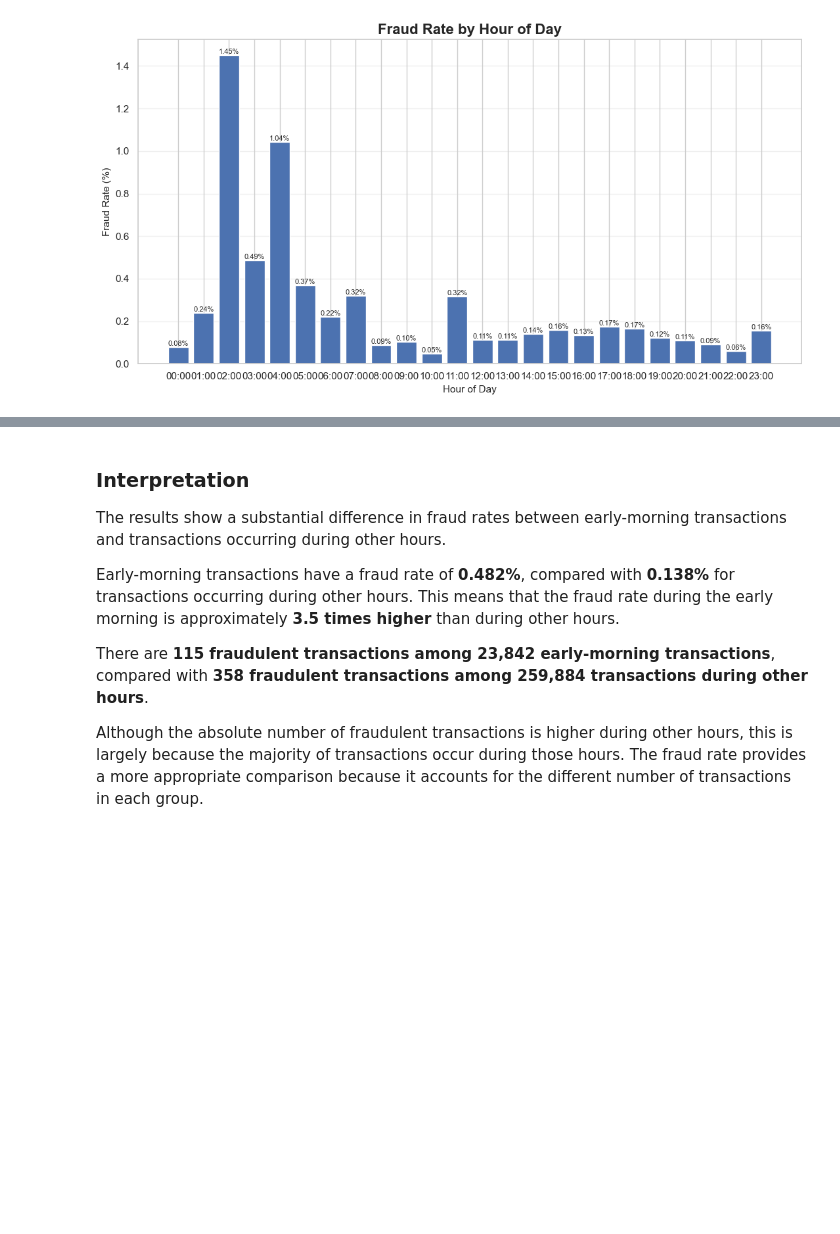
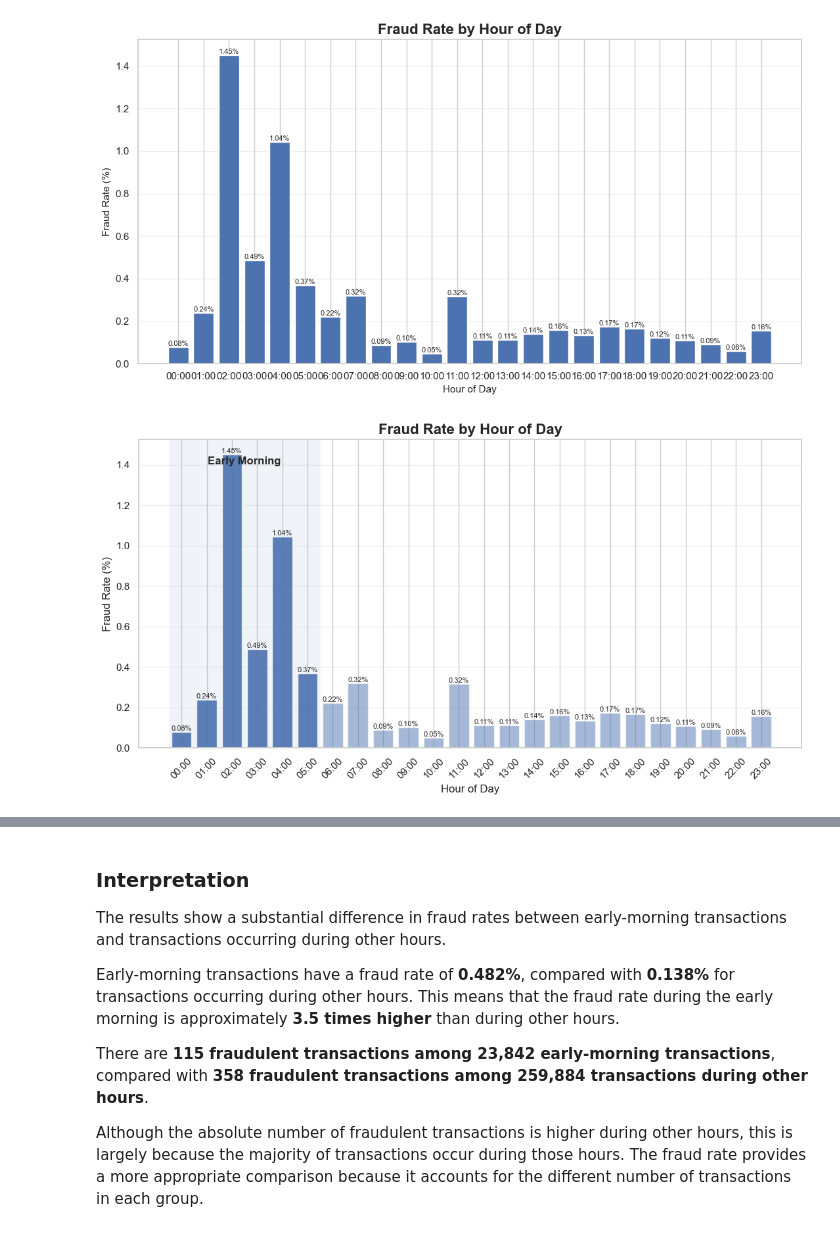
Before and after one commit to Yvonneamg/Credit_Card_Fraud_Detection, a Jupyter notebook: fraud_detection_final.ipynb, the cells around one changed output, grey strips where cells are left out. Drawn from its saved outputs; the diff is of its cells as text; code cells hidden in the pictures; blank space fills up the shorter version.

```diff
--- a/fraud_detection_final.ipynb
+++ b/fraud_detection_final.ipynb
@@ -749,3 +749,76 @@ plt.savefig(
 plt.show()
 # %% [output]
 [figure]
+# %%
+fig, ax = plt.subplots(figsize=(11, 6))
+
+# Create bars
+bars = ax.bar(
+    q2_hourly["Hour"],
+    q2_hourly["Fraud_Rate"]
+)
+
+# Highlight early-morning hours
+for i, bar in enumerate(bars):
+    if q2_hourly.loc[i, "Hour"] <= 5:
+        bar.set_alpha(0.9)
+    else:
+        bar.set_alpha(0.5)
+
+ax.set_title(
+    "Fraud Rate by Hour of Day",
+    fontsize=16,
+    fontweight="bold"
+)
+
+ax.set_xlabel("Hour of Day")
+ax.set_ylabel("Fraud Rate (%)")
+
+ax.set_xticks(range(24))
+ax.set_xticklabels(
+    [f"{hour:02d}:00" for hour in range(24)],
+    rotation=45
+)
+
+ax.grid(
+    axis="y",
+    alpha=0.3
+)
+
+# Add values
+for bar, rate in zip(bars, q2_hourly["Fraud_Rate"]):
+    ax.text(
+        bar.get_x() + bar.get_width() / 2,
+        bar.get_height(),
+        f"{rate:.2f}%",
+        ha="center",
+        va="bottom",
+        fontsize=8
+    )
+
+# Highlight the early-morning region
+ax.axvspan(
+    -0.5,
+    5.5,
+    alpha=0.08
+)
+
+ax.text(
+    2.5,
+    ax.get_ylim()[1] * 0.92,
+    "Early Morning",
+    ha="center",
+    fontweight="bold"
+)
+
+plt.tight_layout()
+
+plt.savefig(
+    "Visualizations/fraud_rate_by_hour_early_morning_highlighted.png",
+    dpi=300,
+    bbox_inches="tight"
+)
+
+plt.show()
+# %% [output]
+[figure, added]
```
Also changed, not shown: parts of 7 cells of this notebook, 2 other files.
